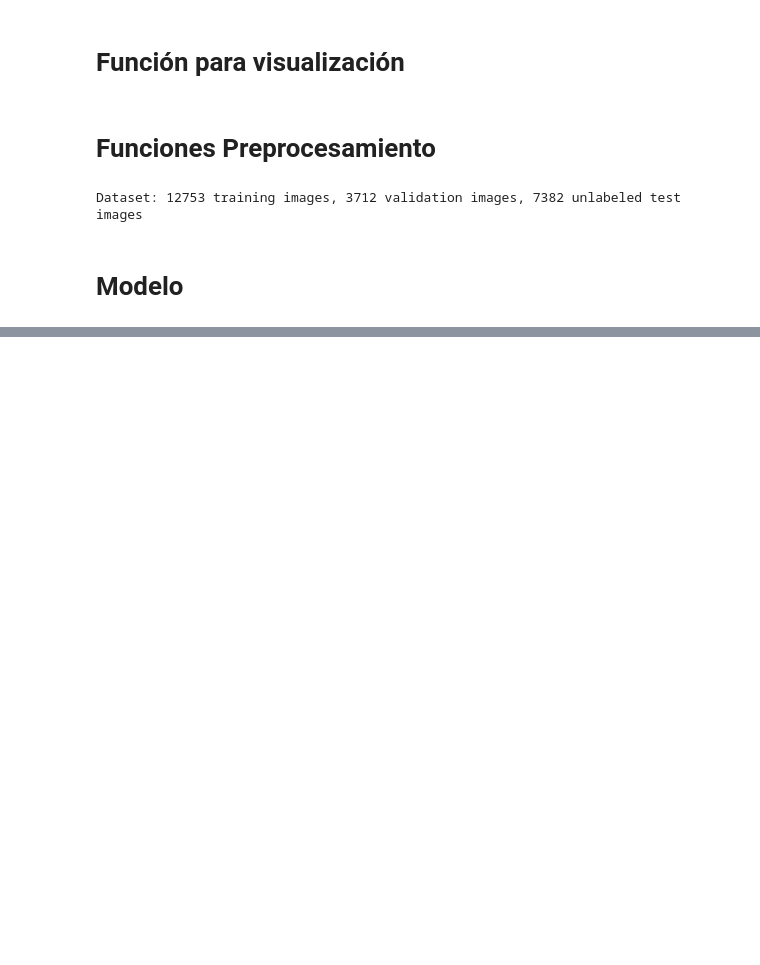
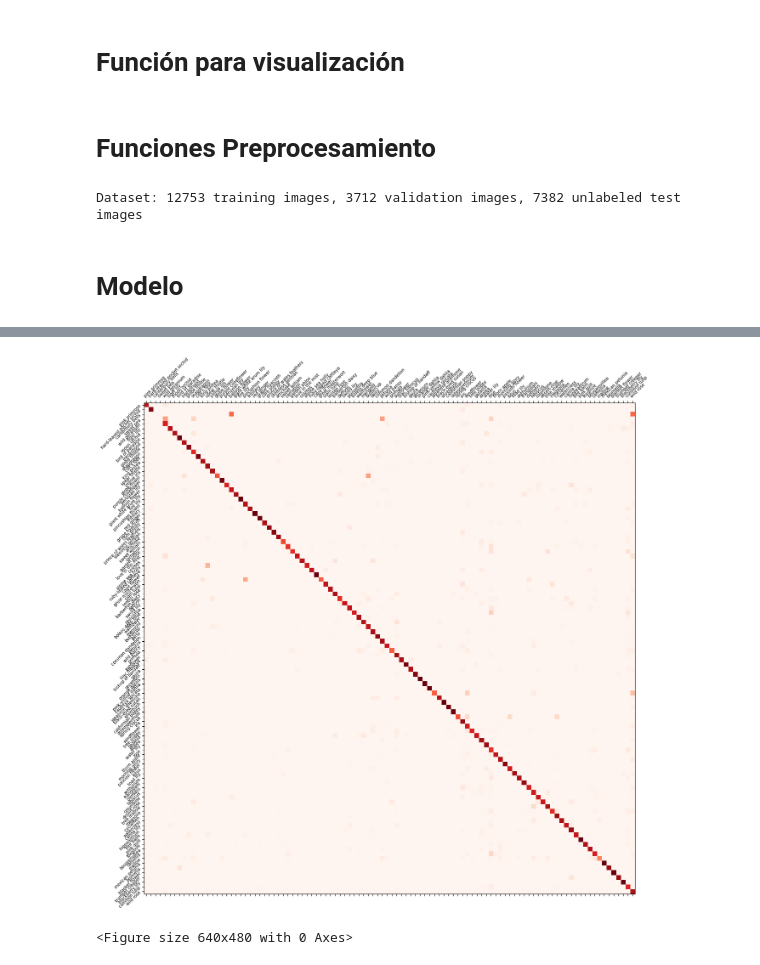
Before and after one commit to sebasbrowar/clasificacion_flores, a Jupyter notebook: clasificacion_flores_local.ipynb, the cells around one changed output, grey strips where cells are left out. Saved outputs shown, nothing was run; the diff lists cells and outputs as text; code cells hidden in the pictures; blank space fills up the shorter version.

```diff
--- a/clasificacion_flores_local.ipynb
+++ b/clasificacion_flores_local.ipynb
@@ -327,0 +393,8 @@ display_confusion_matrix(conf_matrix_normalized, f1, precision, recall)
+# %%
+cm = confusion_matrix(y_true, y_pred, labels=range(len(classes)))
+cm_norm = (cm.T / cm.sum(axis=1)).T
+
+display_confusion_matrix(cm_norm, score=None, precision=None, recall=None)
+# %% [output]
+[figure, added]
+<Figure size 640x480 with 0 Axes>
```
Also changed, not shown: parts of 9 cells of this notebook.
